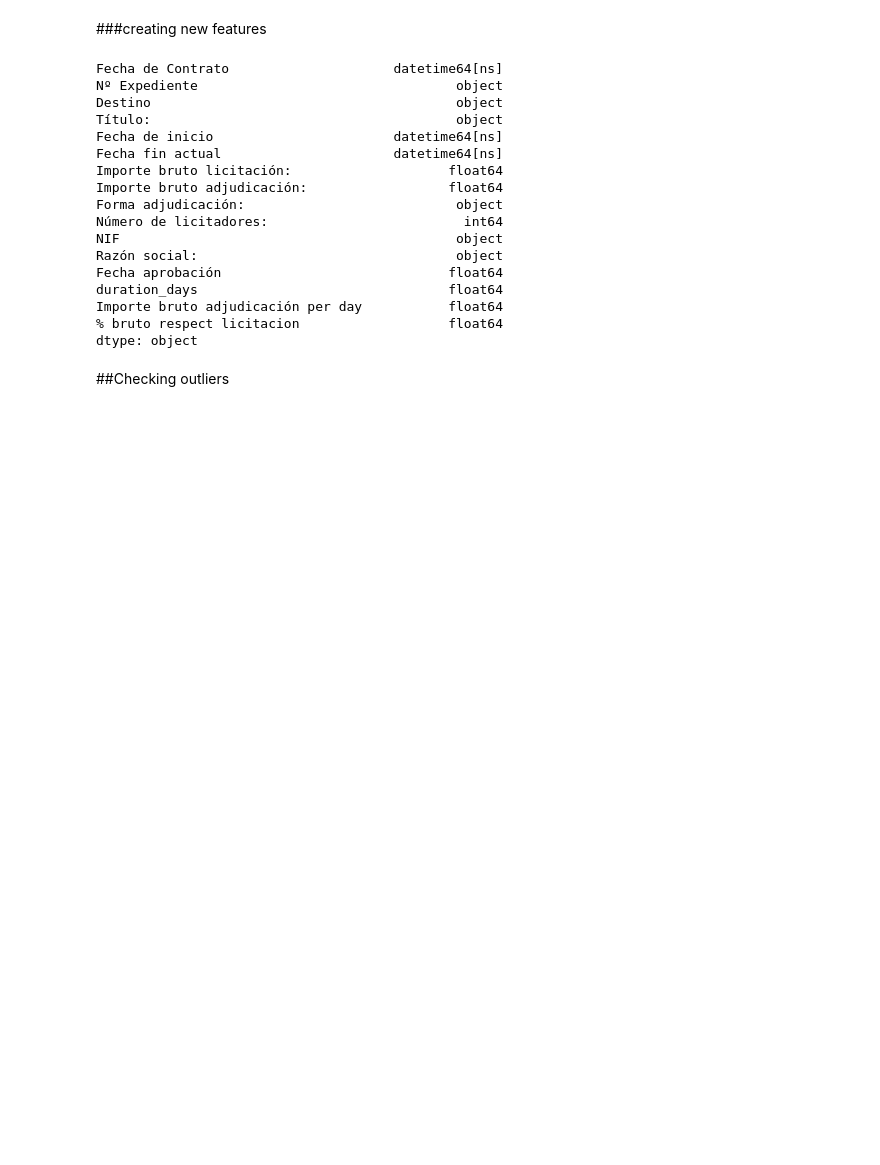
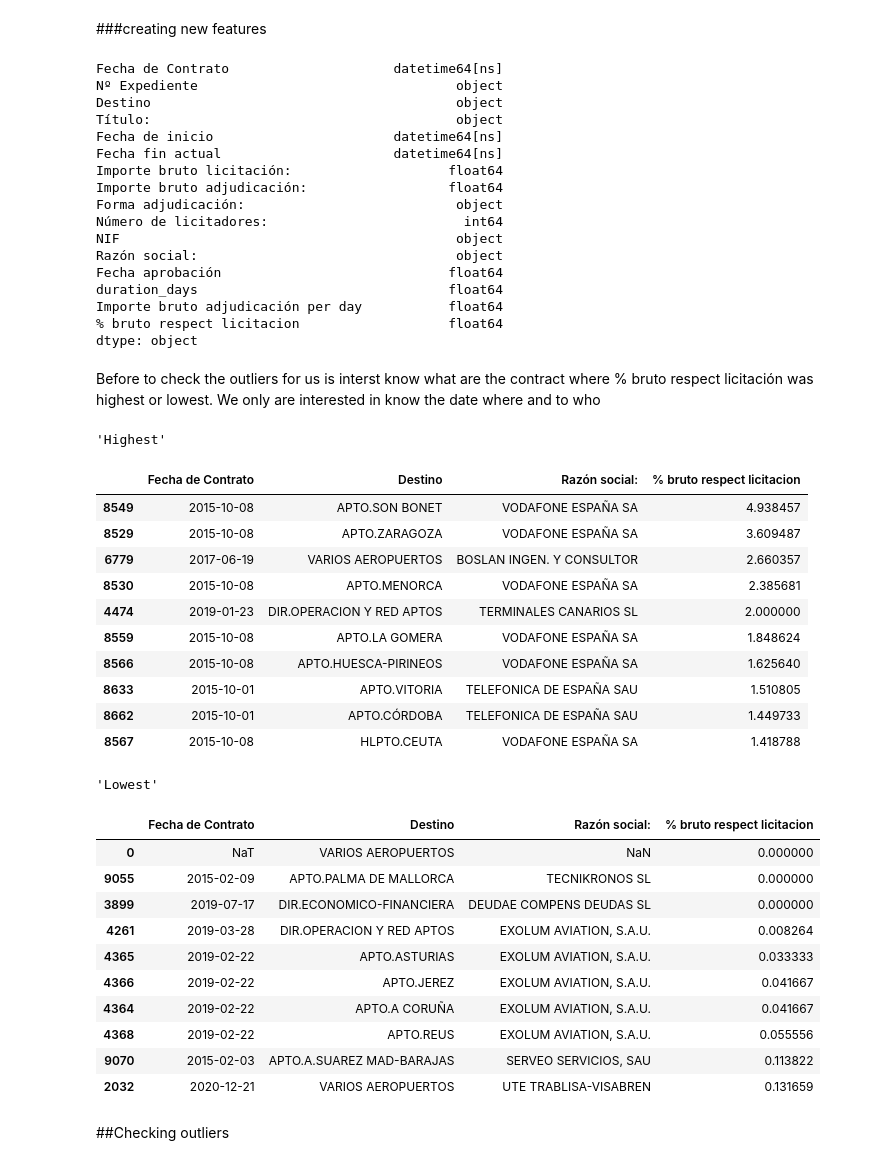
Before and after one commit to dcastf01/aena_scraping_licitaciones, a Jupyter notebook: clean_data.ipynb, the cells around one changed output. Saved outputs shown, nothing was run; the diff lists cells and outputs as text; code cells hidden in the pictures; blank space fills up the shorter version.

```diff
--- a/clean_data.ipynb
+++ b/clean_data.ipynb
@@ -126,6 +126,42 @@ duration_days                                float64
 Importe bruto adjudicación per day           float64
 % bruto respect licitacion                   float64
 dtype: object
+# %% [markdown]
+Before to check the outliers for us is interst know what are the contract where % bruto respect licitación was highest or lowest. We only are interested in know the date where and to who
+# %%
+display('Highest',
+      df[['Fecha de Contrato','Destino','Razón social:','% bruto respect licitacion']
+         ].sort_values('% bruto respect licitacion',ascending=False).head(10)
+      )
+display('Lowest',
+      df[['Fecha de Contrato','Destino','Razón social:','% bruto respect licitacion']
+         ].sort_values('% bruto respect licitacion').head(10)
+      )
+# %% [output]
+'Highest'
+|  | Fecha de Contrato | Destino | Razón social: | % bruto respect licitacion |
+| 8549 | 2015-10-08 | APTO.SON BONET | VODAFONE ESPAÑA SA | 4.938457 |
+| 8529 | 2015-10-08 | APTO.ZARAGOZA | VODAFONE ESPAÑA SA | 3.609487 |
+| 6779 | 2017-06-19 | VARIOS AEROPUERTOS | BOSLAN INGEN. Y CONSULTOR | 2.660357 |
+| 8530 | 2015-10-08 | APTO.MENORCA | VODAFONE ESPAÑA SA | 2.385681 |
+| 4474 | 2019-01-23 | DIR.OPERACION Y RED APTOS | TERMINALES CANARIOS SL | 2.000000 |
+| 8559 | 2015-10-08 | APTO.LA GOMERA | VODAFONE ESPAÑA SA | 1.848624 |
+| 8566 | 2015-10-08 | APTO.HUESCA-PIRINEOS | VODAFONE ESPAÑA SA | 1.625640 |
+| 8633 | 2015-10-01 | APTO.VITORIA | TELEFONICA DE ESPAÑA SAU | 1.510805 |
+| 8662 | 2015-10-01 | APTO.CÓRDOBA | TELEFONICA DE ESPAÑA SAU | 1.449733 |
+| 8567 | 2015-10-08 | HLPTO.CEUTA | VODAFONE ESPAÑA SA | 1.418788 |
+'Lowest'
+|  | Fecha de Contrato | Destino | Razón social: | % bruto respect licitacion |
+| 0 | NaT | VARIOS AEROPUERTOS | NaN | 0.000000 |
+| 9055 | 2015-02-09 | APTO.PALMA DE MALLORCA | TECNIKRONOS SL | 0.000000 |
+| 3899 | 2019-07-17 | DIR.ECONOMICO-FINANCIERA | DEUDAE COMPENS DEUDAS SL | 0.000000 |
+| 4261 | 2019-03-28 | DIR.OPERACION Y RED APTOS | EXOLUM AVIATION, S.A.U. | 0.008264 |
+| 4365 | 2019-02-22 | APTO.ASTURIAS | EXOLUM AVIATION, S.A.U. | 0.033333 |
+| 4366 | 2019-02-22 | APTO.JEREZ | EXOLUM AVIATION, S.A.U. | 0.041667 |
+| 4364 | 2019-02-22 | APTO.A CORUÑA | EXOLUM AVIATION, S.A.U. | 0.041667 |
+| 4368 | 2019-02-22 | APTO.REUS | EXOLUM AVIATION, S.A.U. | 0.055556 |
+| 9070 | 2015-02-03 | APTO.A.SUAREZ MAD-BARAJAS | SERVEO SERVICIOS, SAU | 0.113822 |
+| 2032 | 2020-12-21 | VARIOS AEROPUERTOS | UTE TRABLISA-VISABREN | 0.131659 |
 # %% [markdown]
 ##Checking outliers
 # %%
```
